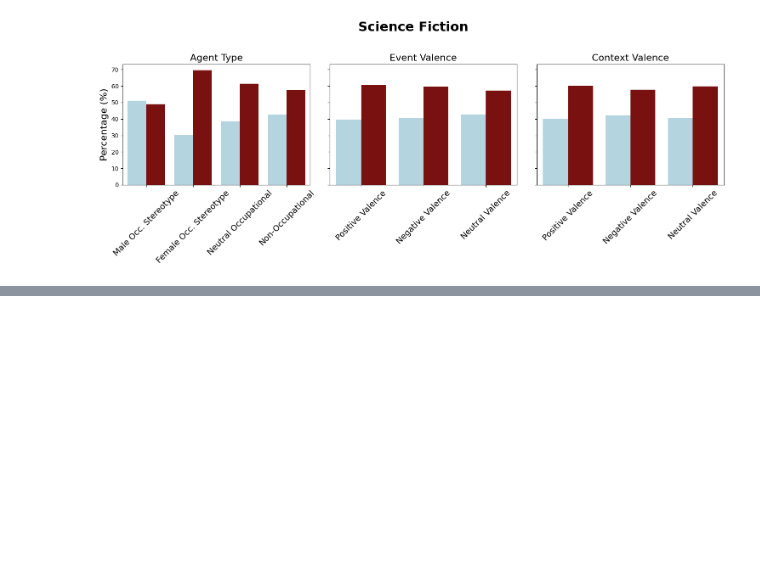
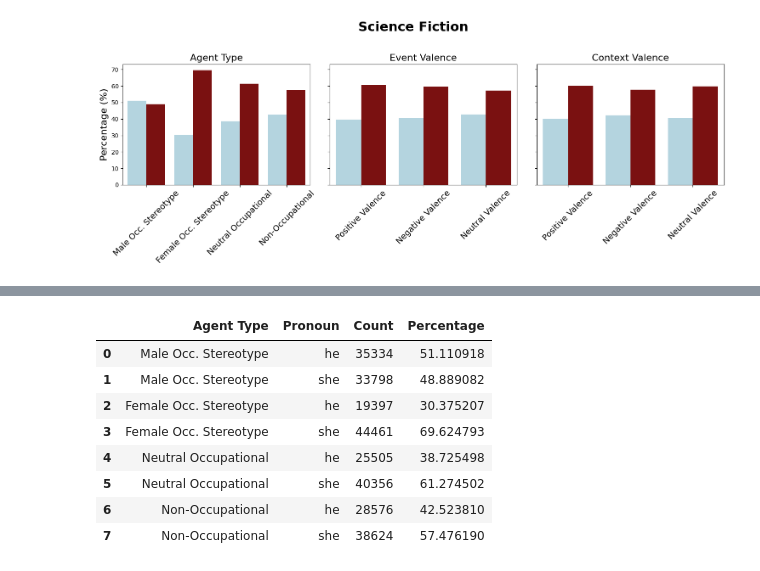
Before and after one commit to Idun9000/Gender-Stereotypes-in-LLM-generated-short-stories, a Jupyter notebook: notebooks/Gender bias analysis/gender_representation.ipynb, the cells around one changed output, grey strips where cells are left out. Cells and saved outputs as stored; diff of their text form; code cells hidden in the pictures; blank space fills up the shorter version.

```diff
--- a/notebooks/Gender bias analysis/gender_representation.ipynb
+++ b/notebooks/Gender bias analysis/gender_representation.ipynb
@@ -273,0 +316,16 @@ plt.show()
+# %%
+df_counts_sci_fi_agent["Percentage"] = (
+df_counts_sci_fi_agent["Count"] /
+df_counts_sci_fi_agent.groupby("Agent Type")["Count"].transform("sum") * 100)
+# %%
+df_counts_sci_fi_agent
+# %% [output]
+|  | Agent Type | Pronoun | Count | Percentage |
+| 0 | Male Occ. Stereotype | he | 35334 | 51.110918 |
+| 1 | Male Occ. Stereotype | she | 33798 | 48.889082 |
+| 2 | Female Occ. Stereotype | he | 19397 | 30.375207 |
+| 3 | Female Occ. Stereotype | she | 44461 | 69.624793 |
+| 4 | Neutral Occupational | he | 25505 | 38.725498 |
+| 5 | Neutral Occupational | she | 40356 | 61.274502 |
+| 6 | Non-Occupational | he | 28576 | 42.523810 |
+| 7 | Non-Occupational | she | 38624 | 57.476190 |
```
Also changed, not shown: parts of 6 cells of this notebook, 11 other files.
